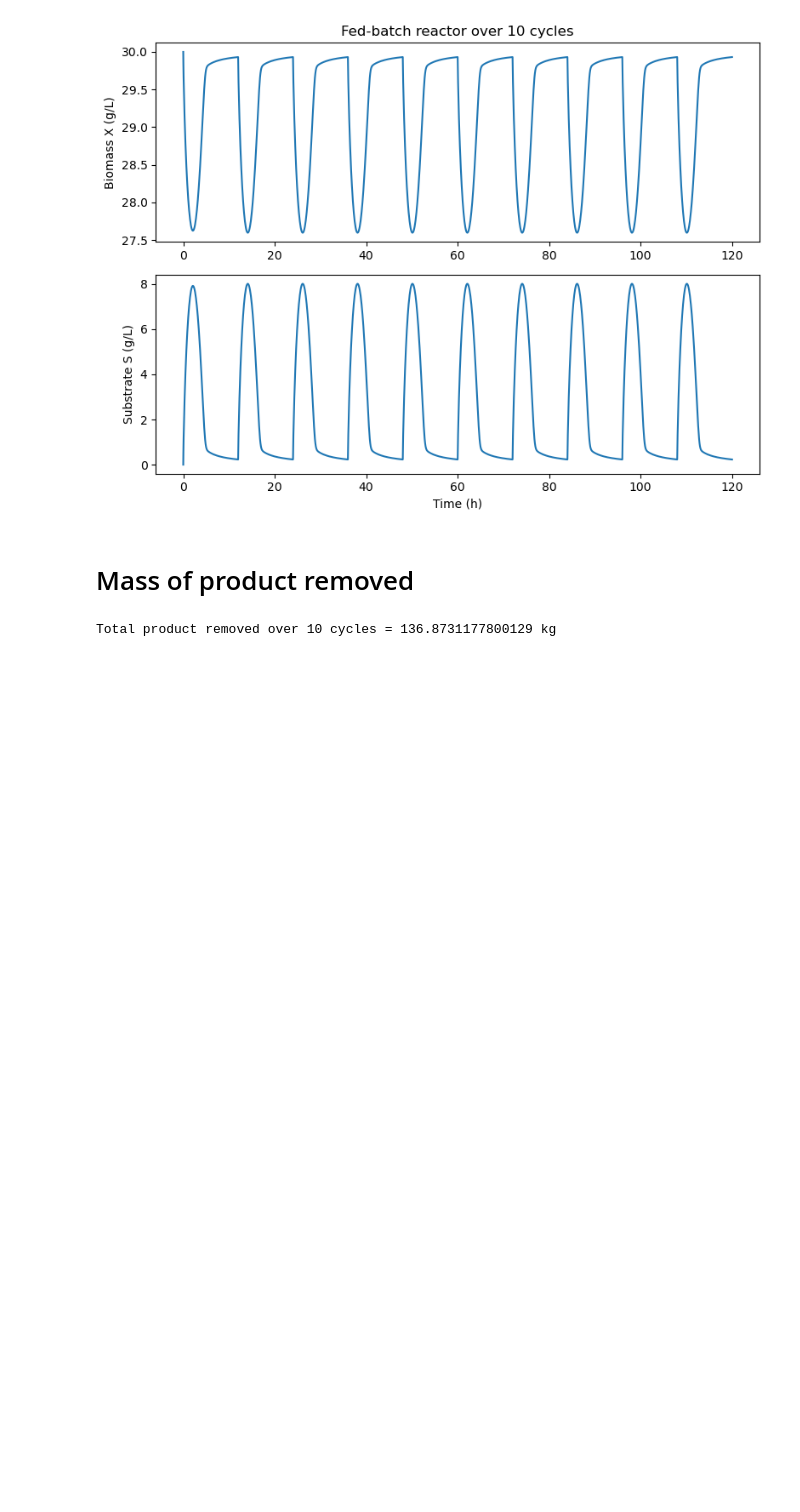
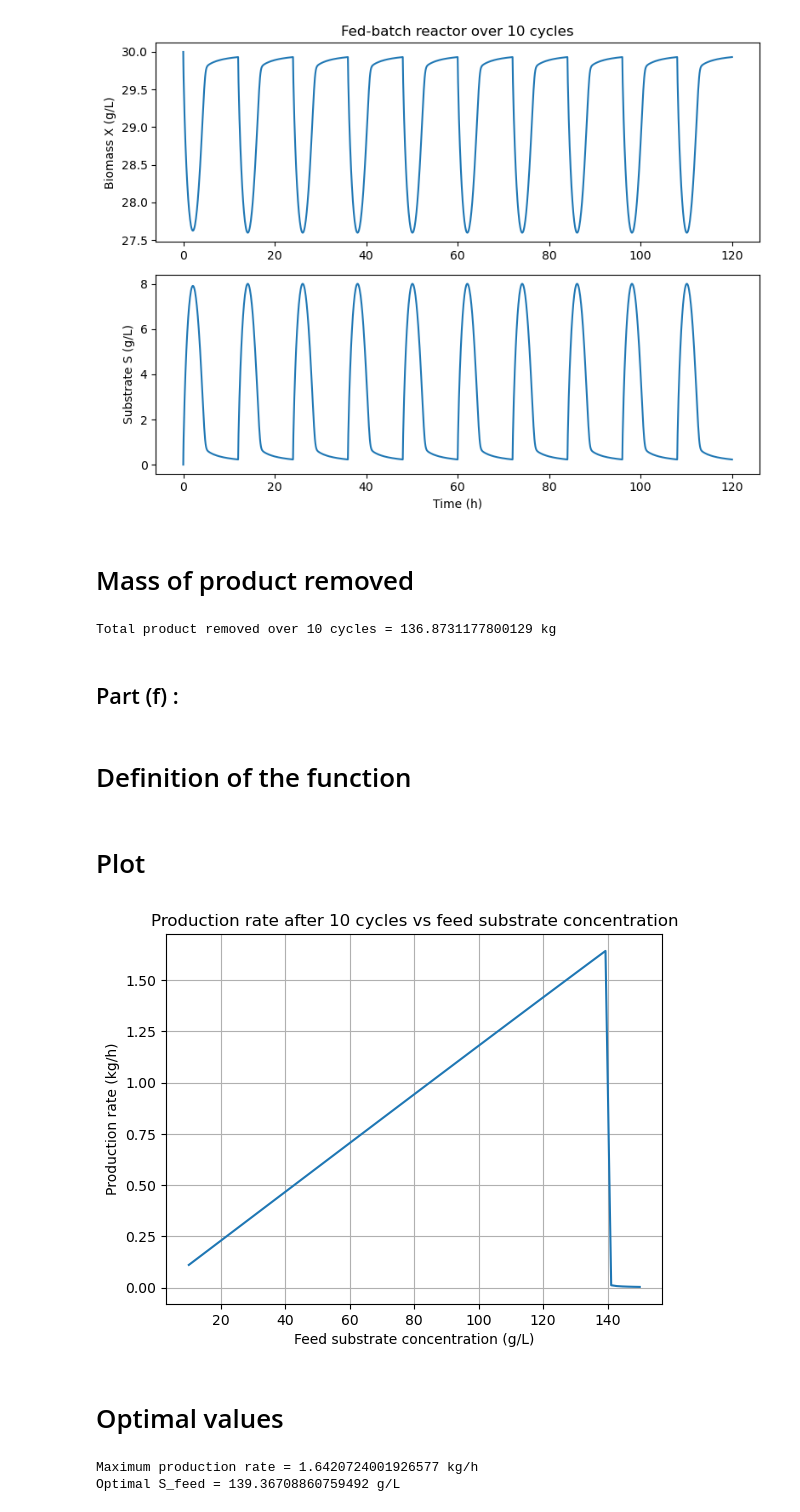
Before and after one commit to Noah-Paga/Bioreactor-mod-simulation, a Jupyter notebook: Project_3/Ex2.ipynb, the cells around one changed output. Drawn from its saved outputs; the diff is of its cells as text; code cells hidden in the pictures; blank space fills up the shorter version.

Commit message:
Part f

```diff
--- a/Project_3/Ex2.ipynb
+++ b/Project_3/Ex2.ipynb
@@ -97,3 +99,7 @@ plt.show()
 print("Total product removed over 10 cycles =", product_removed, "kg")
 # %% [output]
 Total product removed over 10 cycles = 136.8731177800129 kg
+# %% [markdown]
+## Part (f) :
+# %% [markdown]
+# Definition of the function
@@ -99,0 +154,21 @@ Total product removed over 10 cycles = 136.8731177800129 kg
+# %% [markdown]
+# Plot
+# %%
+plt.figure()
+plt.plot(S_feed_values, production_rates)
+plt.xlabel("Feed substrate concentration (g/L)")
+plt.ylabel("Production rate (kg/h)")
+plt.title("Production rate after 10 cycles vs feed substrate concentration")
+plt.grid()
+plt.show()
+# %% [output]
+[figure, added]
+# %% [markdown]
+# Optimal values
+# %%
+idx_max = np.argmax(production_rates)
+print("Maximum production rate =", production_rates[idx_max], "kg/h")
+print("Optimal S_feed =", S_feed_values[idx_max], "g/L")
+# %% [output]
+Maximum production rate = 1.6420724001926577 kg/h
+Optimal S_feed = 139.36708860759492 g/L
```
Also changed, not shown: parts of 2 cells of this notebook, 1 other file.
